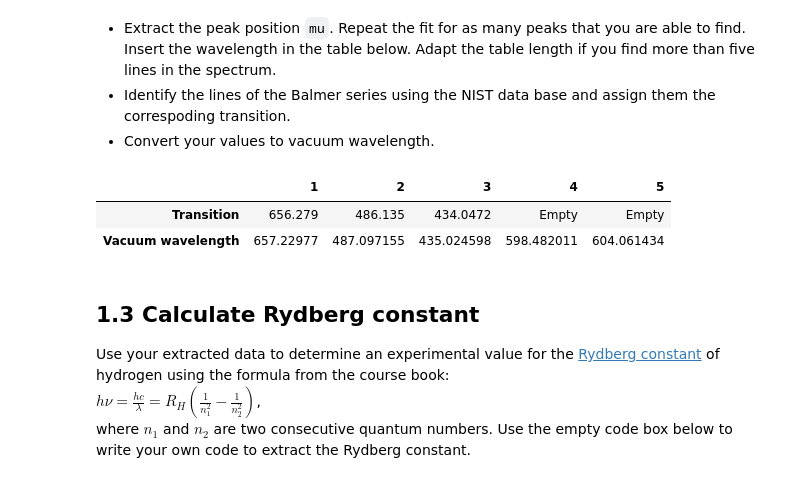
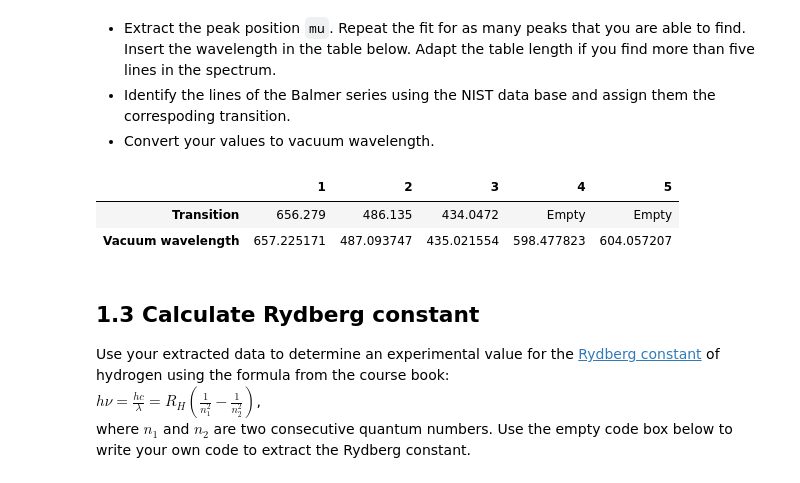
Before and after one commit to axelorrhede/Atomic-Physics, a Jupyter notebook: Atomic Spectroscopy_FAFF55.ipynb, the cells around one changed output. Cells and saved outputs as stored; diff of their text form; code cells hidden in the pictures.

```diff
--- a/Atomic Spectroscopy_FAFF55.ipynb
+++ b/Atomic Spectroscopy_FAFF55.ipynb
@@ -207,19 +207,19 @@ Covariance matrix:
 # %%
 # Insert the extracted wavelength here.
 hydrogen_wavelength = ([657.03266 , 486.95107, 434.89413 , 598.30252, 603.88027])
 # Compare the number with the nist database and identify the transition.
 hydrogen_transistions=(["656.279", "486.135", "434.0472", "Empty", "Empty"])
 
 # Write a formula converting the values from the table above to vacuum wavelength.
 hydrogen_vac_wavelength =  ([None , None, None , None, None])
-hydrogen_vac_wavelength = [x * 1.0003 for x in hydrogen_wavelength]
+hydrogen_vac_wavelength = [x * 1.000293 for x in hydrogen_wavelength]
 
 # Nothing to change below here:
 pd.DataFrame([hydrogen_transistions, hydrogen_vac_wavelength], columns=['1', '2', '3','4', '5'], index=['Transition', 'Vacuum wavelength'])
 # %% [output]
 |  | 1 | 2 | 3 | 4 | 5 |
 | Transition | 656.279 | 486.135 | 434.0472 | Empty | Empty |
-| Vacuum wavelength | 657.22977 | 487.097155 | 435.024598 | 598.482011 | 604.061434 |
+| Vacuum wavelength | 657.225171 | 487.093747 | 435.021554 | 598.477823 | 604.057207 |
 # %% [markdown]
 ## 1.3 Calculate Rydberg constant<a name="Hydrogen_Step_3"></a>
 
```
Also changed, not shown: parts of 2 cells of this notebook.
